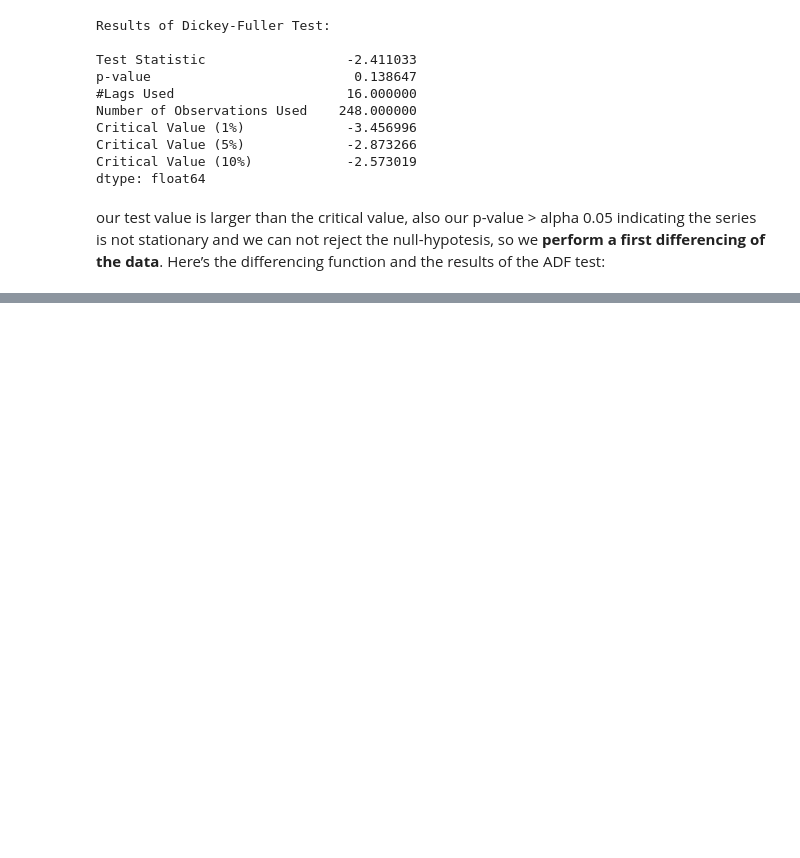
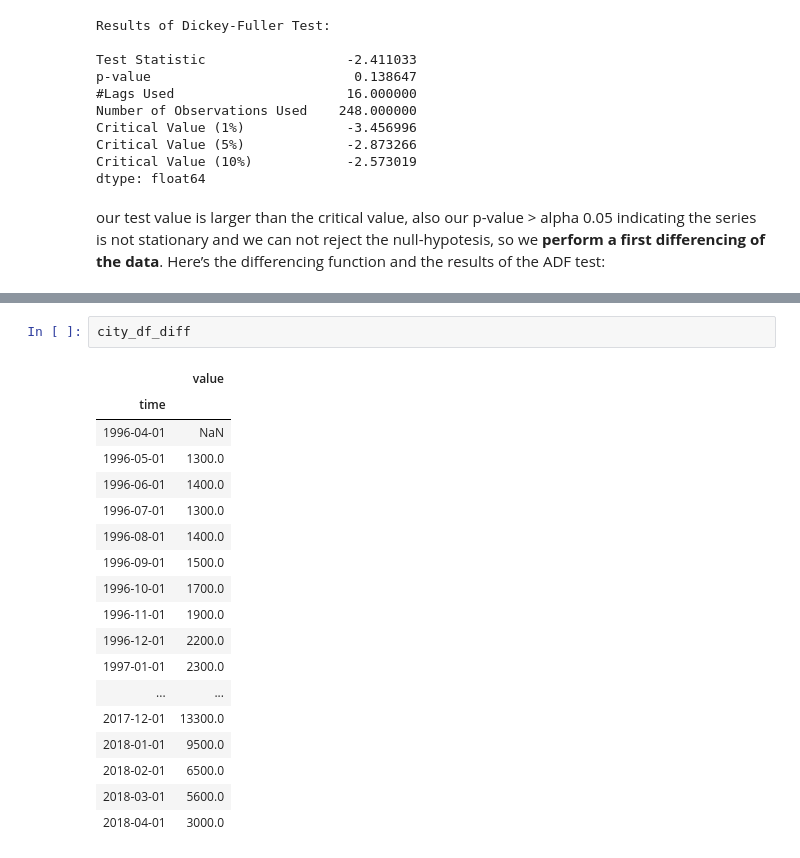
Before and after one commit to FarnazG/CodeReviews, a Jupyter notebook: time_series_codereview.ipynb, the cells around one changed output, grey strips where cells are left out. Cells and saved outputs as stored; diff of their text form; blank space fills up the shorter version.

```diff
--- a/time_series_codereview.ipynb
+++ b/time_series_codereview.ipynb
@@ -280,0 +296,21 @@ Here’s the differencing function and the results of the ADF test:
+# %%
+city_df_diff
+# %% [output]
+|  | value |
+| time |  |
+| 1996-04-01 | NaN |
+| 1996-05-01 | 1300.0 |
+| 1996-06-01 | 1400.0 |
+| 1996-07-01 | 1300.0 |
+| 1996-08-01 | 1400.0 |
+| 1996-09-01 | 1500.0 |
+| 1996-10-01 | 1700.0 |
+| 1996-11-01 | 1900.0 |
+| 1996-12-01 | 2200.0 |
+| 1997-01-01 | 2300.0 |
+| ... | ... |
+| 2017-12-01 | 13300.0 |
+| 2018-01-01 | 9500.0 |
+| 2018-02-01 | 6500.0 |
+| 2018-03-01 | 5600.0 |
+| 2018-04-01 | 3000.0 |
```
Also changed, not shown: parts of 1 cell of this notebook.
